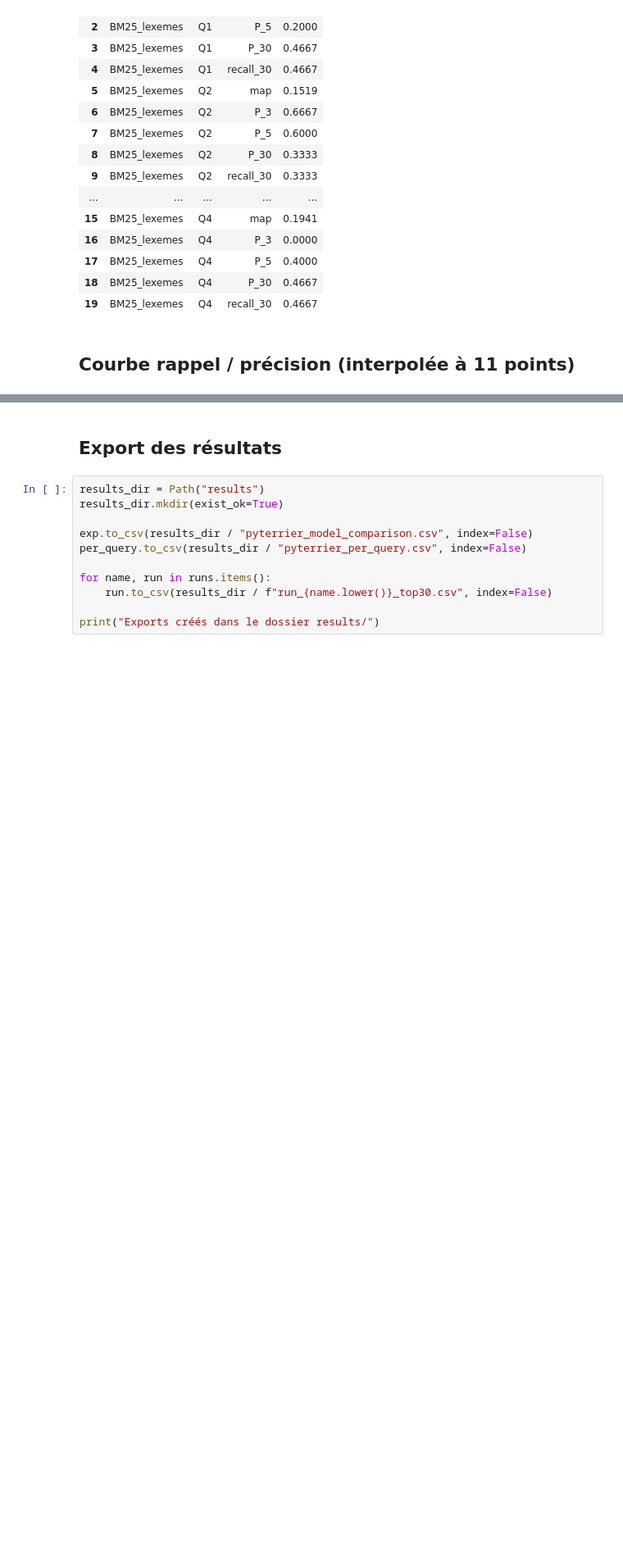
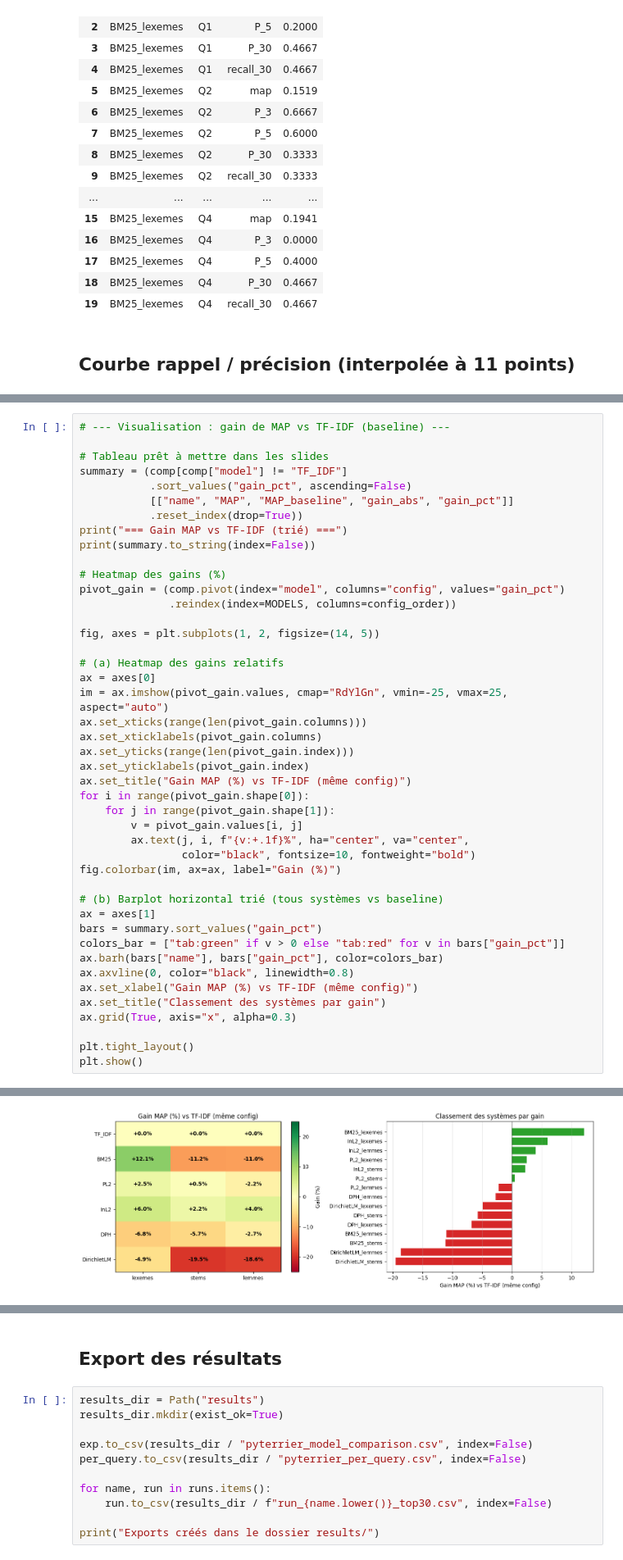
Before and after one commit to eyamoalla/SRI, a Jupyter notebook: pipeline.ipynb, the cells around one changed output, grey strips where cells are left out. Shown at 82% size. Saved outputs shown, nothing was run; the diff lists cells and outputs as text; blank space fills up the shorter version.

```diff
--- a/pipeline.ipynb
+++ b/pipeline.ipynb
@@ -436,0 +572,45 @@ plt.show()
+# %%
+# --- Visualisation : gain de MAP vs TF-IDF (baseline) ---
+
+# Tableau prêt à mettre dans les slides
+summary = (comp[comp["model"] != "TF_IDF"]
+           .sort_values("gain_pct", ascending=False)
+           [["name", "MAP", "MAP_baseline", "gain_abs", "gain_pct"]]
+           .reset_index(drop=True))
+print("=== Gain MAP vs TF-IDF (trié) ===")
+print(summary.to_string(index=False))
+
+# Heatmap des gains (%)
+pivot_gain = (comp.pivot(index="model", columns="config", values="gain_pct")
+              .reindex(index=MODELS, columns=config_order))
+
+fig, axes = plt.subplots(1, 2, figsize=(14, 5))
+
+# (a) Heatmap des gains relatifs
+ax = axes[0]
+im = ax.imshow(pivot_gain.values, cmap="RdYlGn", vmin=-25, vmax=25, aspect="auto")
+ax.set_xticks(range(len(pivot_gain.columns)))
+ax.set_xticklabels(pivot_gain.columns)
+ax.set_yticks(range(len(pivot_gain.index)))
+ax.set_yticklabels(pivot_gain.index)
+ax.set_title("Gain MAP (%) vs TF-IDF (même config)")
+for i in range(pivot_gain.shape[0]):
+    for j in range(pivot_gain.shape[1]):
+        v = pivot_gain.values[i, j]
+        ax.text(j, i, f"{v:+.1f}%", ha="center", va="center",
+                color="black", fontsize=10, fontweight="bold")
+fig.colorbar(im, ax=ax, label="Gain (%)")
+
+# (b) Barplot horizontal trié (tous systèmes vs baseline)
+ax = axes[1]
+bars = summary.sort_values("gain_pct")
+colors_bar = ["tab:green" if v > 0 else "tab:red" for v in bars["gain_pct"]]
+ax.barh(bars["name"], bars["gain_pct"], color=colors_bar)
+ax.axvline(0, color="black", linewidth=0.8)
+ax.set_xlabel("Gain MAP (%) vs TF-IDF (même config)")
+ax.set_title("Classement des systèmes par gain")
+ax.grid(True, axis="x", alpha=0.3)
+
+plt.tight_layout()
+plt.show()
+# %% [output]
@@ -436,0 +634 @@ plt.show()
+[figure, added]
```
Also changed, not shown: parts of 13 cells of this notebook, 17 other files.
